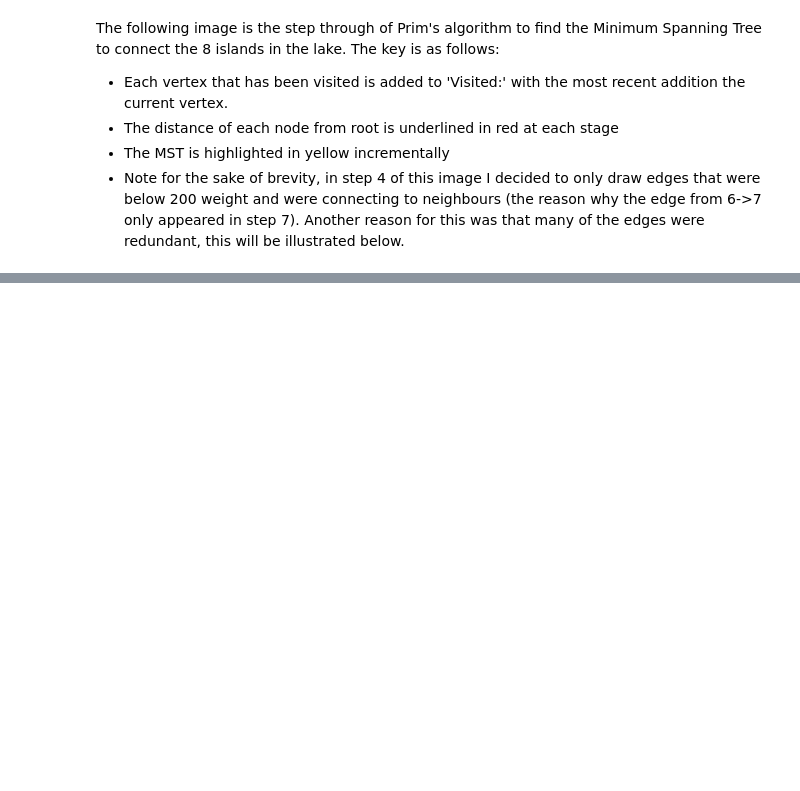
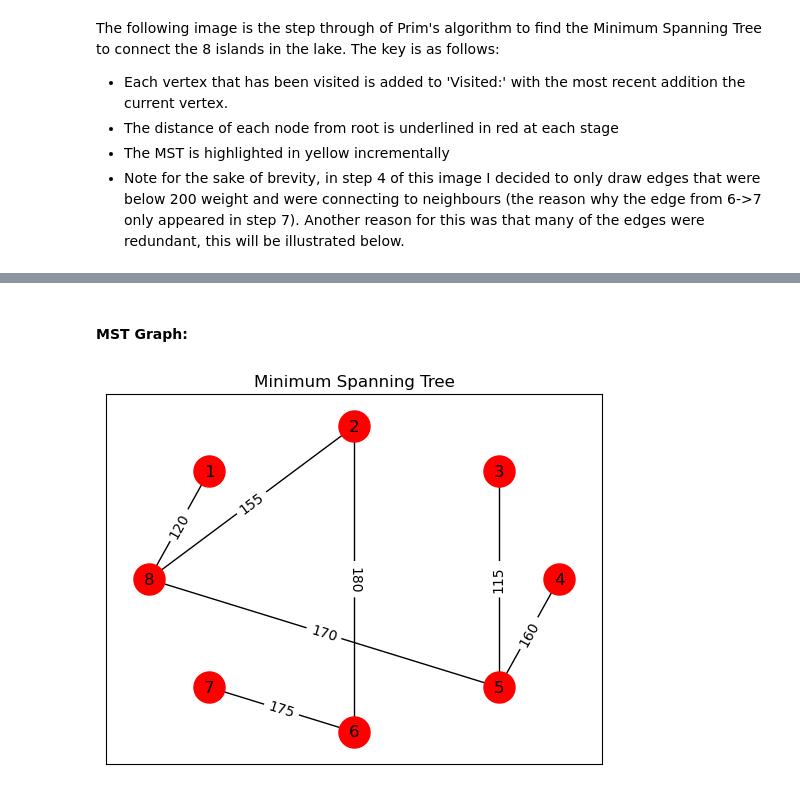
Before and after one commit to keyinb/data-structures-algorithms, a Jupyter notebook: Data_S_and_A_A2.ipynb, the cells around one changed output, grey strips where cells are left out. Saved outputs shown, nothing was run; the diff lists cells and outputs as text; code cells hidden in the pictures; blank space fills up the shorter version.

```diff
--- a/Data_S_and_A_A2.ipynb
+++ b/Data_S_and_A_A2.ipynb
@@ -140,0 +215,17 @@ The key is as follows:
+# %% [markdown]
+#### MST Graph:
+# %%
+#create a new graph with only the edges in the minimum spanning tree
+N=net.Graph()
+for edge in mst_edges:
+    N.add_edge(edge[0], edge[1], weight=G[edge[0]][edge[1]]['weight'])
+
+#draw the minimum spanning tree
+net.draw_networkx(N, new_pos, with_labels=True, node_color='red', node_size=500)
+edge_labels = net.get_edge_attributes(N, 'weight')
+net.draw_networkx_edge_labels(N, pos=new_pos, edge_labels=edge_labels)
+#add a title
+plt.title('Minimum Spanning Tree')
+plt.show()
+# %% [output]
+[figure, added]
```
Also changed, not shown: parts of 9 cells of this notebook.
